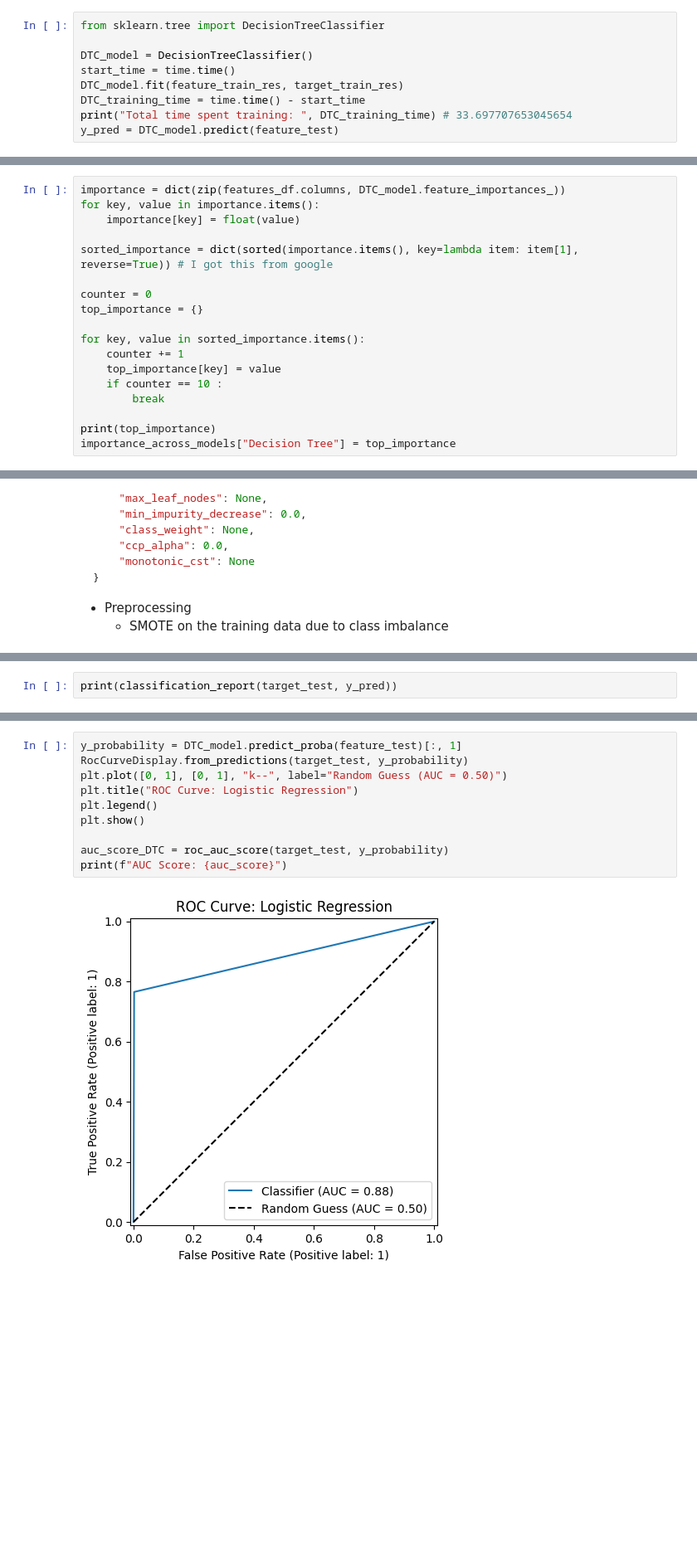
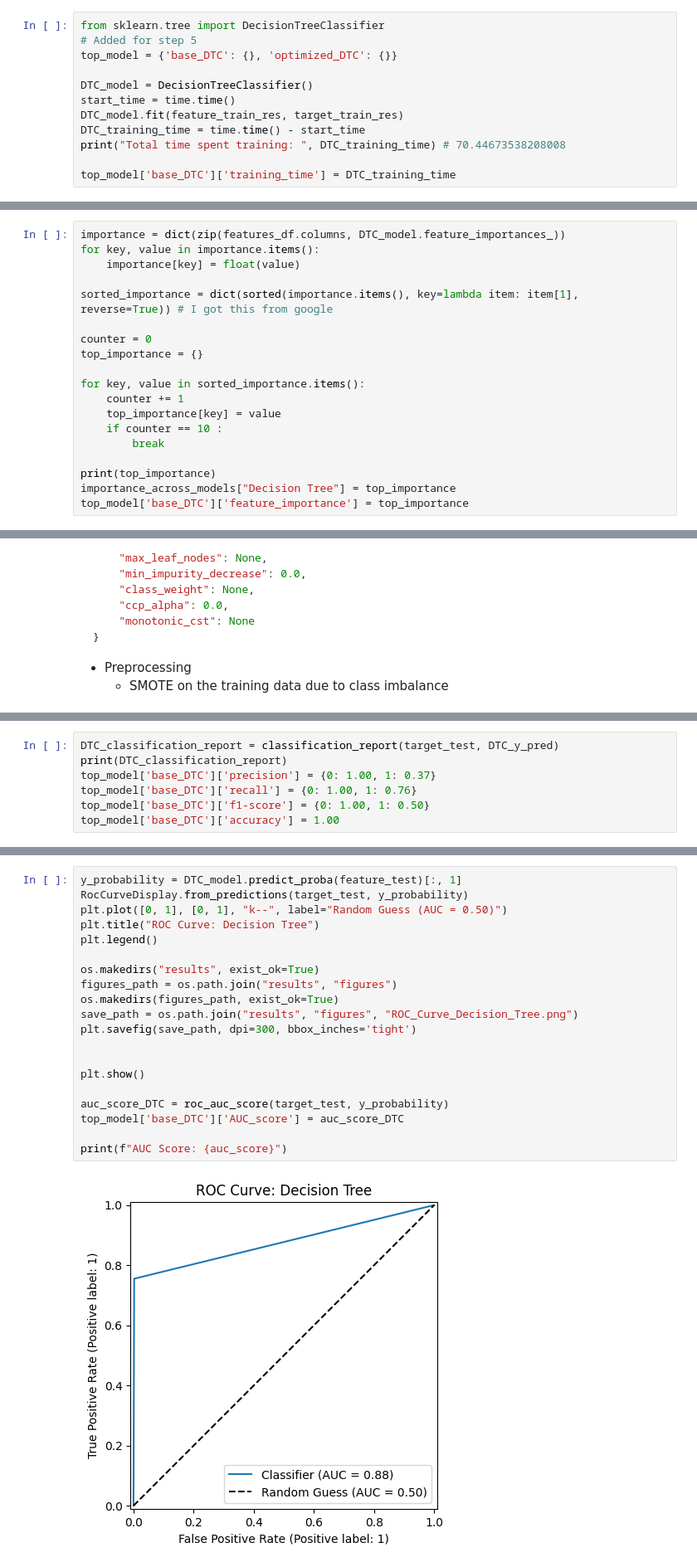
Before and after one commit to CruzJua/ClassificationModelsExploration, a Jupyter notebook: main.ipynb, the cells around one changed output, grey strips where cells are left out. Shown at 83% size. Saved outputs shown, nothing was run; the diff lists cells and outputs as text; blank space fills up the shorter version.

```diff
--- a/main.ipynb
+++ b/main.ipynb
@@ -409,10 +447,13 @@ AUC-PR (Average Precision): 0.8406
 # %%
 from sklearn.tree import DecisionTreeClassifier
+# Added for step 5
+top_model = {'base_DTC': {}, 'optimized_DTC': {}}
 
 DTC_model = DecisionTreeClassifier()
 start_time = time.time()
 DTC_model.fit(feature_train_res, target_train_res)
 DTC_training_time = time.time() - start_time
-print("Total time spent training: ", DTC_training_time) # 33.697707653045654
-y_pred = DTC_model.predict(feature_test)
+print("Total time spent training: ", DTC_training_time) # 70.44673538208008
+
+top_model['base_DTC']['training_time'] = DTC_training_time
 # %% [output]
@@ -435,5 +478,6 @@ for key, value in sorted_importance.items():
 
 print(top_importance)
 importance_across_models["Decision Tree"] = top_importance
+top_model['base_DTC']['feature_importance'] = top_importance
 # %% [output]
 {
@@ -478,7 +529,12 @@ plt.show()
 # %% [output]
 [figure]
 # %%
-print(classification_report(target_test, y_pred))
+DTC_classification_report = classification_report(target_test, DTC_y_pred)
+print(DTC_classification_report)
+top_model['base_DTC']['precision'] = {0: 1.00, 1: 0.37}
+top_model['base_DTC']['recall'] = {0: 1.00, 1: 0.76}
+top_model['base_DTC']['f1-score'] = {0: 1.00, 1: 0.50}
+top_model['base_DTC']['accuracy'] = 1.00
 # %% [output]
               precision    recall  f1-score   support
 
@@ -491,15 +547,25 @@ weighted avg       1.00      1.00      1.00     56962
 # %%
 y_probability = DTC_model.predict_proba(feature_test)[:, 1]
 RocCurveDisplay.from_predictions(target_test, y_probability)
 plt.plot([0, 1], [0, 1], "k--", label="Random Guess (AUC = 0.50)")
-plt.title("ROC Curve: Logistic Regression")
+plt.title("ROC Curve: Decision Tree")
 plt.legend()
+
+os.makedirs("results", exist_ok=True)
+figures_path = os.path.join("results", "figures")
+os.makedirs(figures_path, exist_ok=True)
+save_path = os.path.join("results", "figures", "ROC_Curve_Decision_Tree.png")
+plt.savefig(save_path, dpi=300, bbox_inches='tight')
+
+
 plt.show()
 
 auc_score_DTC = roc_auc_score(target_test, y_probability)
+top_model['base_DTC']['AUC_score'] = auc_score_DTC
+
 print(f"AUC Score: {auc_score}")
 # %% [output]
-[figure, old version]
+[figure, new version]
 AUC Score: 0.9711872509273827
 # %%
 from sklearn.metrics import average_precision_score
```
Also changed, not shown: parts of 50 cells of this notebook, 13 other files.
